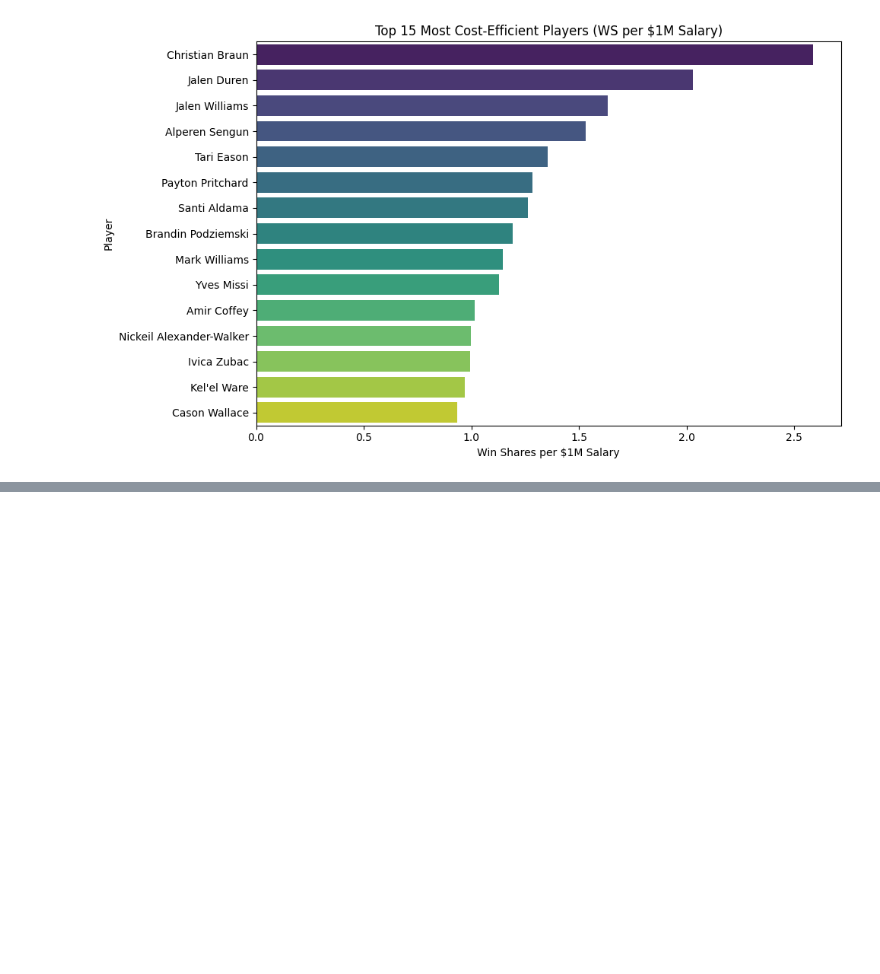
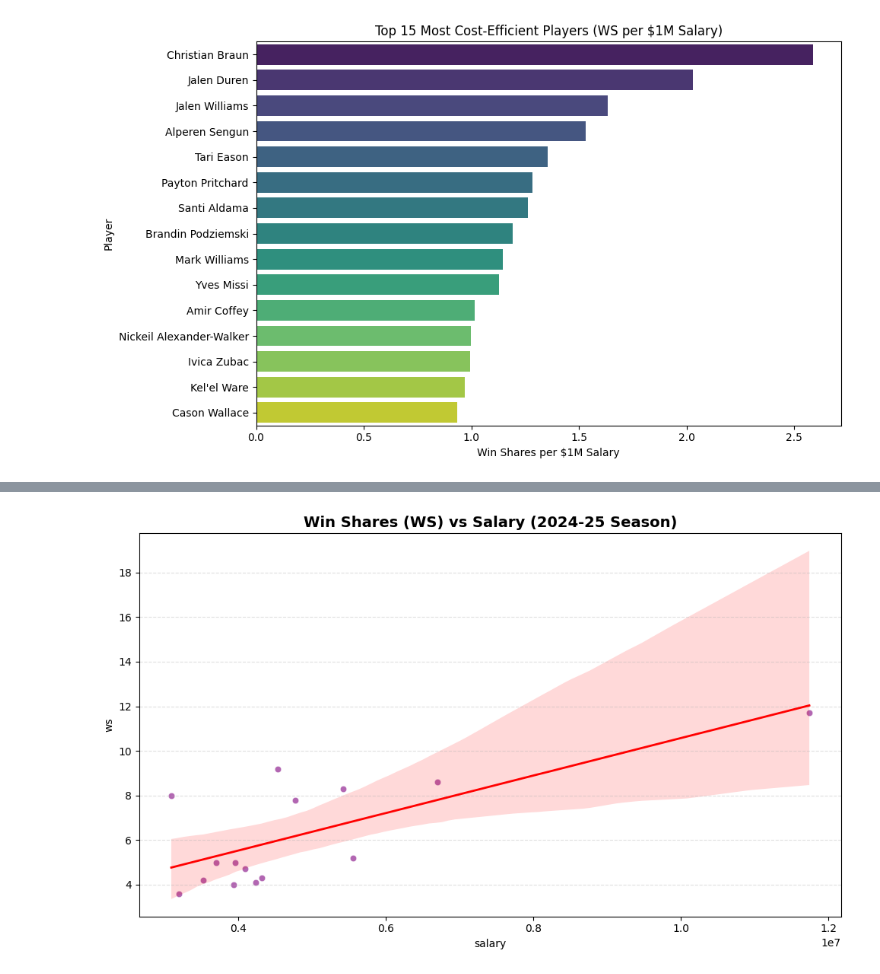
Before and after one commit to Hundo17/NBA_Contract_Value_Analysis, a Jupyter notebook: notebooks/Day2_Data_Cleaning.ipynb, the cells around one changed output, grey strips where cells are left out. Saved outputs shown, nothing was run; the diff lists cells and outputs as text; code cells hidden in the pictures; blank space fills up the shorter version.

```diff
--- a/notebooks/Day2_Data_Cleaning.ipynb
+++ b/notebooks/Day2_Data_Cleaning.ipynb
@@ -472,0 +529,20 @@ Passing `palette` without assigning `hue` is deprecated and will be removed in v
+# %%
+# Load WS vs Salary query
+ws_vs_sal = pd.read_sql(open("../sql/ws_vs_salary.sql").read(), engine)
+
+# Scatter plot for WS vs Salary
+plt.figure(figsize=(10,6))
+sns.scatterplot(data=ws_eff, x="salary", y="ws", color="purple", alpha=0.6)
+
+plt.title("Win Shares (WS) vs Salary (2024-25 Season)", fontsize=14, weight="bold")
+plt.xlabel("Salary (USD)")
+plt.ylabel("Win Shares (WS)")
+plt.grid(axis='y', linestyle='--', alpha=0.4)
+
+# Optional trendline to show relationship
+sns.regplot(data=ws_eff, x="salary", y="ws", scatter=False, color="red", line_kws={"linewidth": 2})
+
+plt.tight_layout()
+plt.show()
+# %% [output]
+[figure, added]
```
Also changed, not shown: parts of 12 cells of this notebook, 3 other files.
